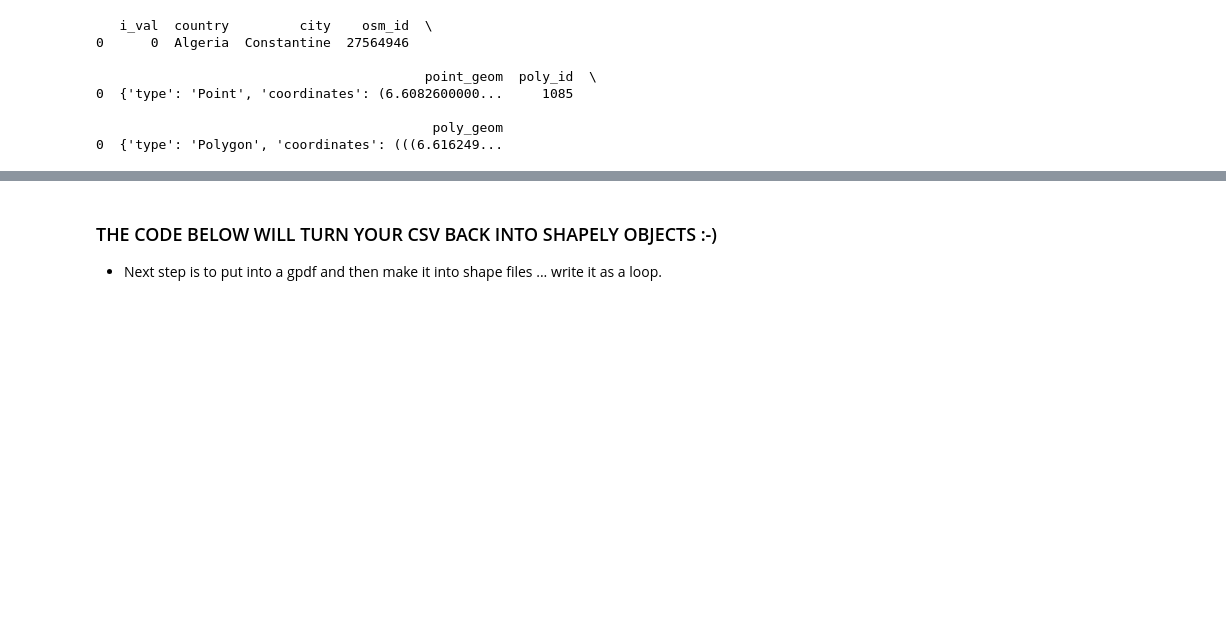
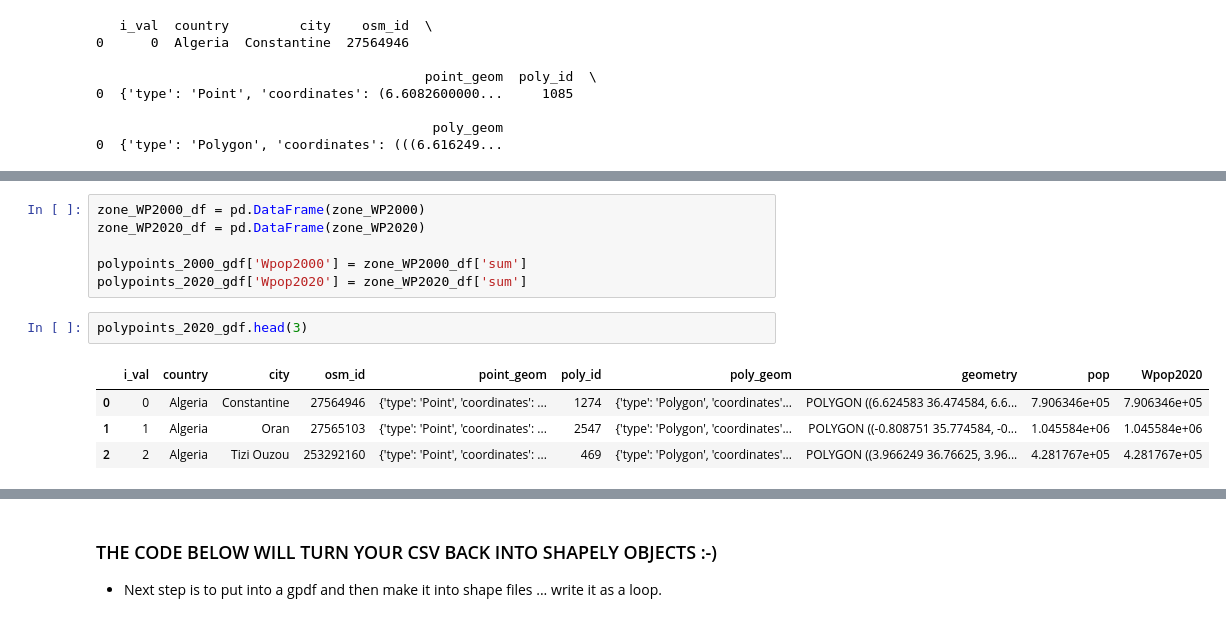
Before and after one commit to cascadet/AfricaUrbanPop, a Jupyter notebook: notebooks/jupyter/2018-10-26-Raster-Clean.ipynb, the cells around one changed output, grey strips where cells are left out. Drawn from its saved outputs; the diff is of its cells as text; blank space fills up the shorter version.

```diff
--- a/notebooks/jupyter/2018-10-26-Raster-Clean.ipynb
+++ b/notebooks/jupyter/2018-10-26-Raster-Clean.ipynb
@@ -346,0 +427,13 @@ polypoints_2000_gdf = gpd.GeoDataFrame(polypoints_2000_df, geometry='geometry')
+# %%
+zone_WP2000_df = pd.DataFrame(zone_WP2000)
+zone_WP2020_df = pd.DataFrame(zone_WP2020)
+
+polypoints_2000_gdf['Wpop2000'] = zone_WP2000_df['sum']
+polypoints_2020_gdf['Wpop2020'] = zone_WP2020_df['sum']
+# %%
+polypoints_2020_gdf.head(3)
+# %% [output]
+|  | i_val | country | city | osm_id | point_geom | poly_id | poly_geom | geometry | pop | Wpop2020 |
+| 0 | 0 | Algeria | Constantine | 27564946 | {'type': 'Point', 'coordinates': ... | 1274 | {'type': 'Polygon', 'coordinates'... | POLYGON ((6.624583 36.474584, 6.6... | 7.906346e+05 | 7.906346e+05 |
+| 1 | 1 | Algeria | Oran | 27565103 | {'type': 'Point', 'coordinates': ... | 2547 | {'type': 'Polygon', 'coordinates'... | POLYGON ((-0.808751 35.774584, -0... | 1.045584e+06 | 1.045584e+06 |
+| 2 | 2 | Algeria | Tizi Ouzou | 253292160 | {'type': 'Point', 'coordinates': ... | 469 | {'type': 'Polygon', 'coordinates'... | POLYGON ((3.966249 36.76625, 3.96... | 4.281767e+05 | 4.281767e+05 |
```
Also changed, not shown: parts of 28 cells of this notebook, 10 other files.
